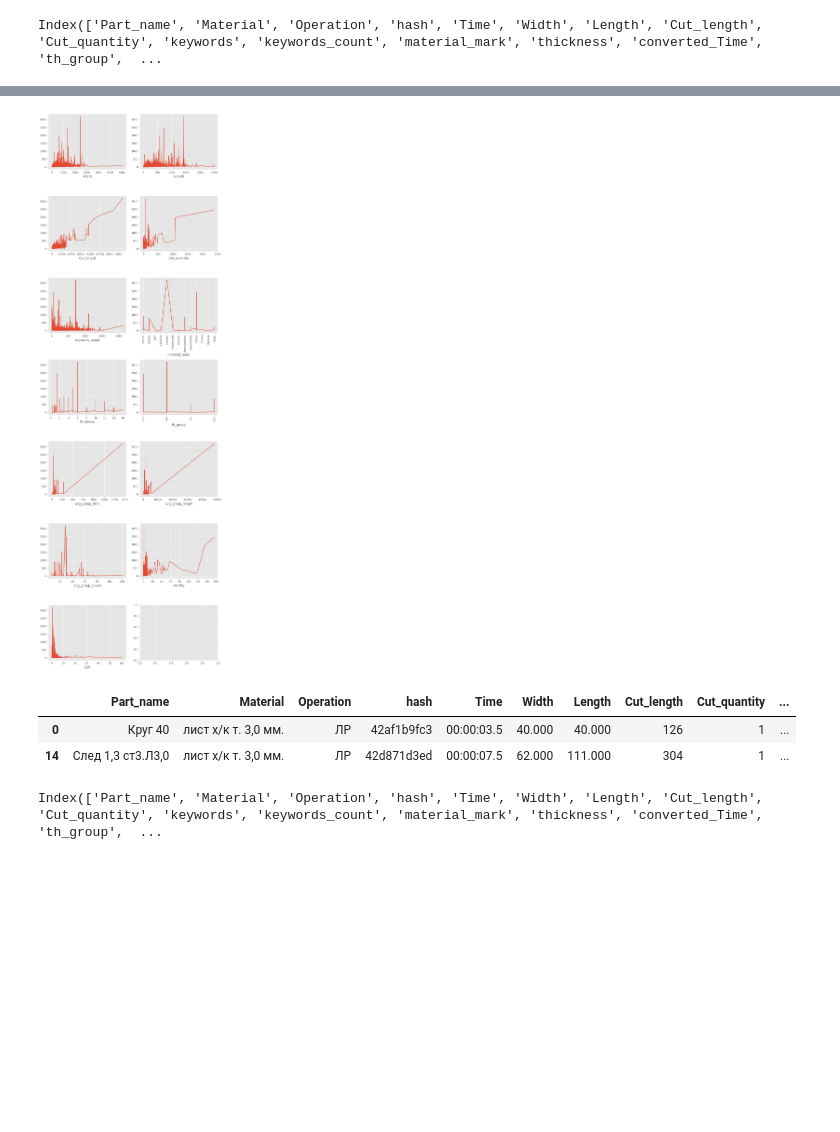
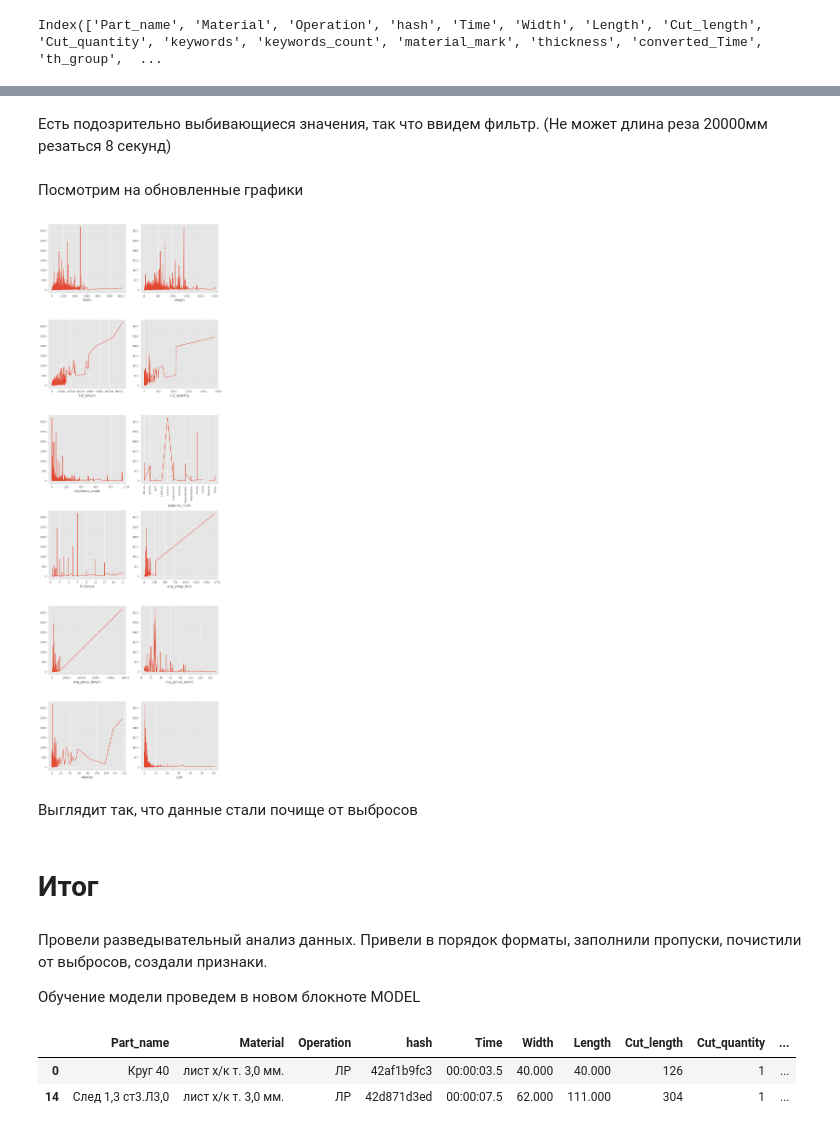
Before and after one commit to MikhailBuimov/laser_cutting, a Jupyter notebook: notebooks/laser_cutting_EDA .ipynb, the cells around one changed output, grey strips where cells are left out. Cells and saved outputs as stored; diff of their text form; code cells hidden in the pictures; blank space fills up the shorter version.

Commit message:
fix EDA and MODEL. add 2 grapfs

```diff
--- a/notebooks/laser_cutting_EDA .ipynb
+++ b/notebooks/laser_cutting_EDA .ipynb
@@ -1216,6 +1203,7 @@ cutting_input
 # %%
-cutting_input = pd.DataFrame(scaler.inverse_transform(cutting_input), columns=cutting_input.columns, index=cutting.index)
-cutting_input
+cutting_input = pd.DataFrame(scaler.inverse_transform(cutting_input),
+                             columns=cutting_input.columns, index=cutting.index)
+cutting_input.head(5)
 # %% [output]
 |  | Width | Length | Cut_length | Cut_quantity | keywords_count | thickness | converted_Time | ... |
 | 0 | 40.000 | 40.000 | 126.000 | 1.000 | 7.000 | 3.000 | 4.000 | ... |
@@ -1237,6 +1238,6 @@ cutting_input['keywords_count'].isna().sum()
 # %%
-cutting['keywords_count']=cutting_input['keywords_count'].apply(int)
-cutting
+cutting['keywords_count']=cutting_input['keywords_count'].astype(int)
+cutting.head(5)
 # %% [output]
 |  | Part_name | Material | Operation | hash | Time | Width | Length | Cut_length | Cut_quantity | ... |
 | 0 | Круг 40 | лист х/к т. 3,0 мм. | ЛР | 42af1b9fc3 | 00:00:03.5 | 40.000 | 40.000 | 126 | 1 | ... |
@@ -1264,5 +1262,5 @@ Index(['Part_name', 'Material', 'Operation', 'hash', 'Time', 'Width', 'Length',
 # %%
 features = ['Width', 'Length', 'Cut_length', 'Cut_quantity',
             'keywords_count', 'material_mark', 'thickness',
-            'th_group', 'avg_group_time', 'avg_group_length',
+            'avg_group_time', 'avg_group_length',
             'avg_group_speed', 'density', 'L/W']
@@ -1283,9 +1283,9 @@ for index, name in enumerate(features):
     ax[row, col].plot(x, y)
     ax[row, col].set_xlabel(name)
 
-    if pd.api.types.is_string_dtype(cutting[name]) or pd.api.types.is_categorical_dtype(cutting[name]):
-        ax[row, col].set_xticklabels(ax[row, col].get_xticklabels(), rotation=90)
-        ax[row, col].set_xticklabels(ax[row, col].get_xticklabels(), rotation=90)
+    # Проверка типа данных и настройка поворота меток
+    if pd.api.types.is_string_dtype(cutting[name]) or isinstance(cutting[name].dtype, pd.CategoricalDtype):
+        ax[row, col].tick_params(axis='x', rotation=90)
 
 plt.tight_layout()
 plt.show()
@@ -1357,41 +1361,70 @@ cutting[(cutting['Cut_length'] > 20000) &
 | 440975 | Резка_0205_сталь5мм | лист г/к т. 5,0 мм. | ЛР | 12ee0115f1 | 00:20:42.4 | 620.000 | 1240.000 | 36292 | 192 | ... |
 | 473173 | 1005_Сталь_5мм | лист г/к т. 5,0 мм. | ЛР | 77530ec0fa | 00:17:47.5 | 1013.000 | 545.000 | 23918 | 168 | ... |
 | 480943 | 41110.01.00.000.01 ЛК 6.0 (Ст3) | лист г/к т. 6,0 мм. | ЛР | 42c81850c8 | 00:21:17.3 | 1411.000 | 655.000 | 22703 | 188 | ... |
+# %% [markdown]
+Есть подозрительно выбивающиеся значения, так что ввидем фильтр. (Не может длина реза 20000мм резаться 8 секунд)
 # %%
 cutting.drop(cutting[(cutting['Cut_length'] > 15000) &
        (cutting['converted_Time'] < 500)].index, inplace = True)
+# %% [markdown]
+Посмотрим на обновленные графики
 # %%
 n_cols = 2
+n_rows = len(features) // n_cols + len(features) % n_cols
+
+fig, ax = plt.subplots(n_rows, n_cols, figsize=(10, 30))
+
+for index, name in enumerate(features):
+    col = index % n_cols
+    row = index // n_cols
+
+    sorted_df = cutting.sort_values(by=name)
+    x = sorted_df[name]
+    y = sorted_df['converted_Time']
+
+    ax[row, col].plot(x, y)
+    ax[row, col].set_xlabel(name)
+
+    # Проверка типа данных и настройка поворота меток
+    if pd.api.types.is_string_dtype(cutting[name]) or isinstance(cutting[name].dtype, pd.CategoricalDtype):
+        ax[row, col].tick_params(axis='x', rotation=90)
+
+plt.tight_layout()
+plt.show()n_cols = 2
 n_rows = len(features) // n_cols + len(features) % n_cols
 
 fig, ax = plt.subplots(n_rows, n_cols, figsize=(10, 30))
 
 for index, name in enumerate(features):
     col = index % n_cols
     row = index // n_cols
 
     sorted_df = cutting.sort_values(by=name)
     x = sorted_df[name]
     y = sorted_df['converted_Time']
 
     ax[row, col].plot(x, y)
     ax[row, col].set_xlabel(name)
 
     if pd.api.types.is_string_dtype(cutting[name]) or pd.api.types.is_categorical_dtype(cutting[name]):
         ax[row, col].set_xticklabels(ax[row, col].get_xticklabels(), rotation=90)
         ax[row, col].set_xticklabels(ax[row, col].get_xticklabels(), rotation=90)
 
 plt.tight_layout()
 plt.show()
 # %% [output]
-[figure, old version]
+[figure, new version]
+# %% [markdown]
+Выглядит так, что данные стали почище от выбросов
+# %% [markdown]
+# Итог
+# %% [markdown]
+Провели разведывательный анализ данных. Привели в порядок форматы, заполнили пропуски, почистили от выбросов, создали признаки.
+
+Обучение модели проведем в новом блокноте MODEL
 # %%
 cutting.head(2)
 # %% [output]
 |  | Part_name | Material | Operation | hash | Time | Width | Length | Cut_length | Cut_quantity | ... |
 | 0 | Круг 40 | лист х/к т. 3,0 мм. | ЛР | 42af1b9fc3 | 00:00:03.5 | 40.000 | 40.000 | 126 | 1 | ... |
 | 14 | След 1,3 ст3.Л3,0 | лист х/к т. 3,0 мм. | ЛР | 42d871d3ed | 00:00:07.5 | 62.000 | 111.000 | 304 | 1 | ... |
-# %%
-cutting.columns
-# %% [output]
-Index(['Part_name', 'Material', 'Operation', 'hash', 'Time', 'Width', 'Length', 'Cut_length', 'Cut_quantity', 'keywords', 'keywords_count', 'material_mark', 'thickness', 'converted_Time', 'th_group',  ...
```
Also changed, not shown: parts of 207 cells of this notebook, 3 other files.
